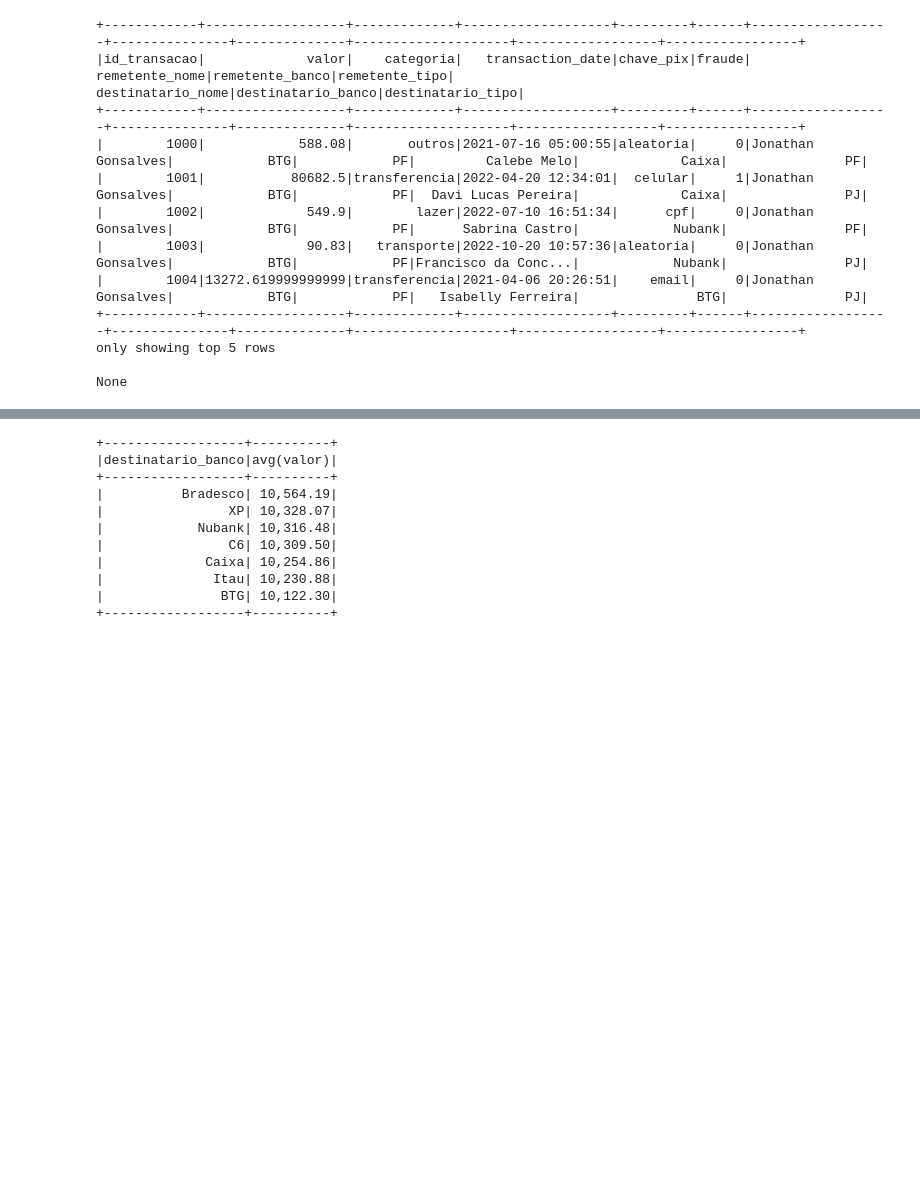
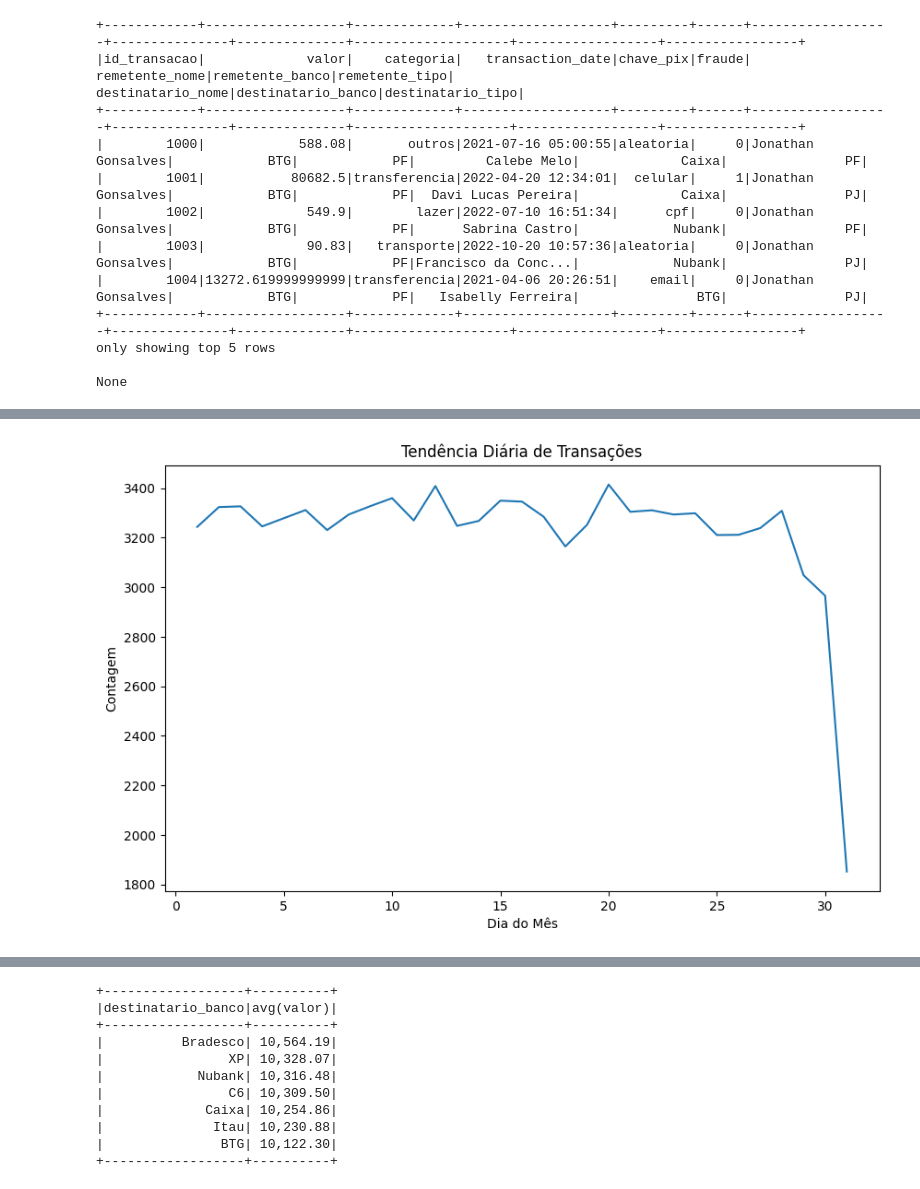
Before and after one commit to jonasaacampos/analise_pix_spark, a Jupyter notebook: analise_big_data_pix.ipynb, the cells around one changed output, grey strips where cells are left out. Cells and saved outputs as stored; diff of their text form; code cells hidden in the pictures; blank space fills up the shorter version.

```diff
--- a/analise_big_data_pix.ipynb
+++ b/analise_big_data_pix.ipynb
@@ -316,0 +365,11 @@ df_flatten.describe().show()
+# %%
+df = df.withColumn("day_of_week", dayofmonth("transaction_date"))
+daily_trend = df.groupBy("day_of_week").count().orderBy("day_of_week").toPandas()
+plt.figure(figsize=(10, 6))
+sns.lineplot(x='day_of_week', y='count', data=daily_trend)
+plt.title('Tendência Diária de Transações')
+plt.xlabel('Dia do Mês')
+plt.ylabel('Contagem')
+plt.show()
+# %% [output]
+[figure, added]
```
Also changed, not shown: parts of 41 cells of this notebook, 9 other files.
